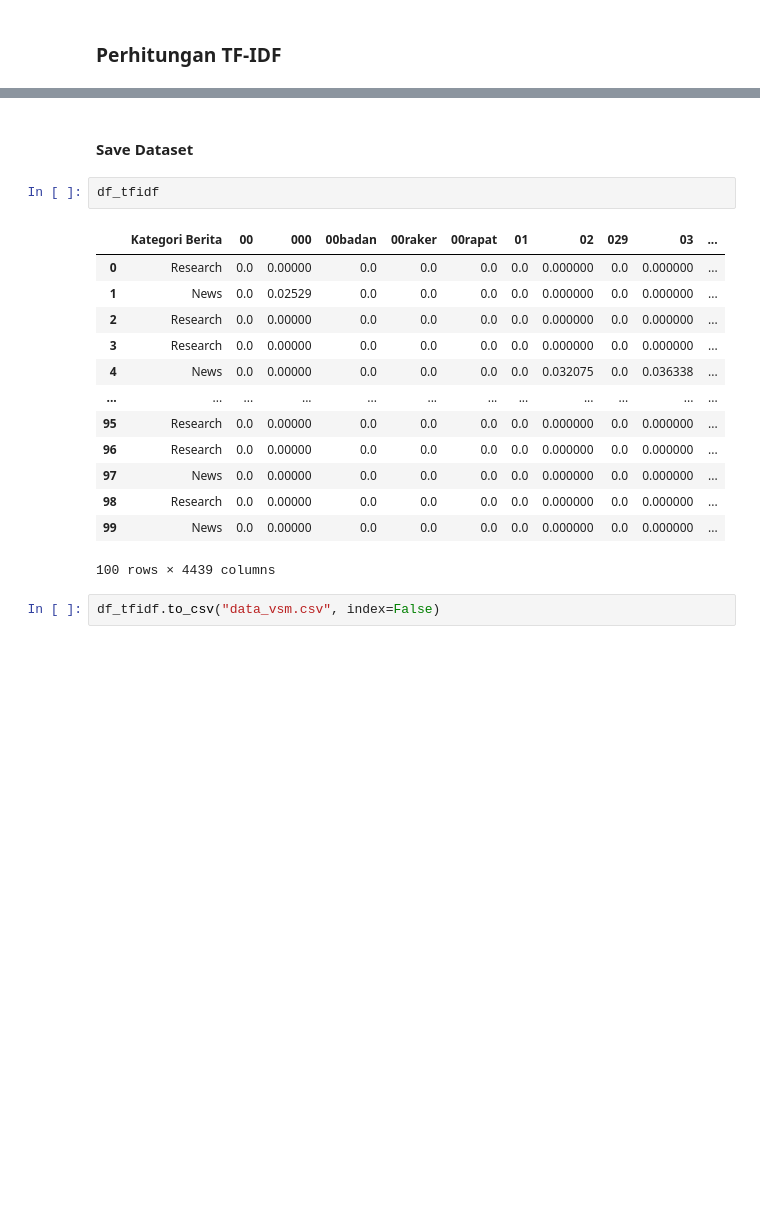
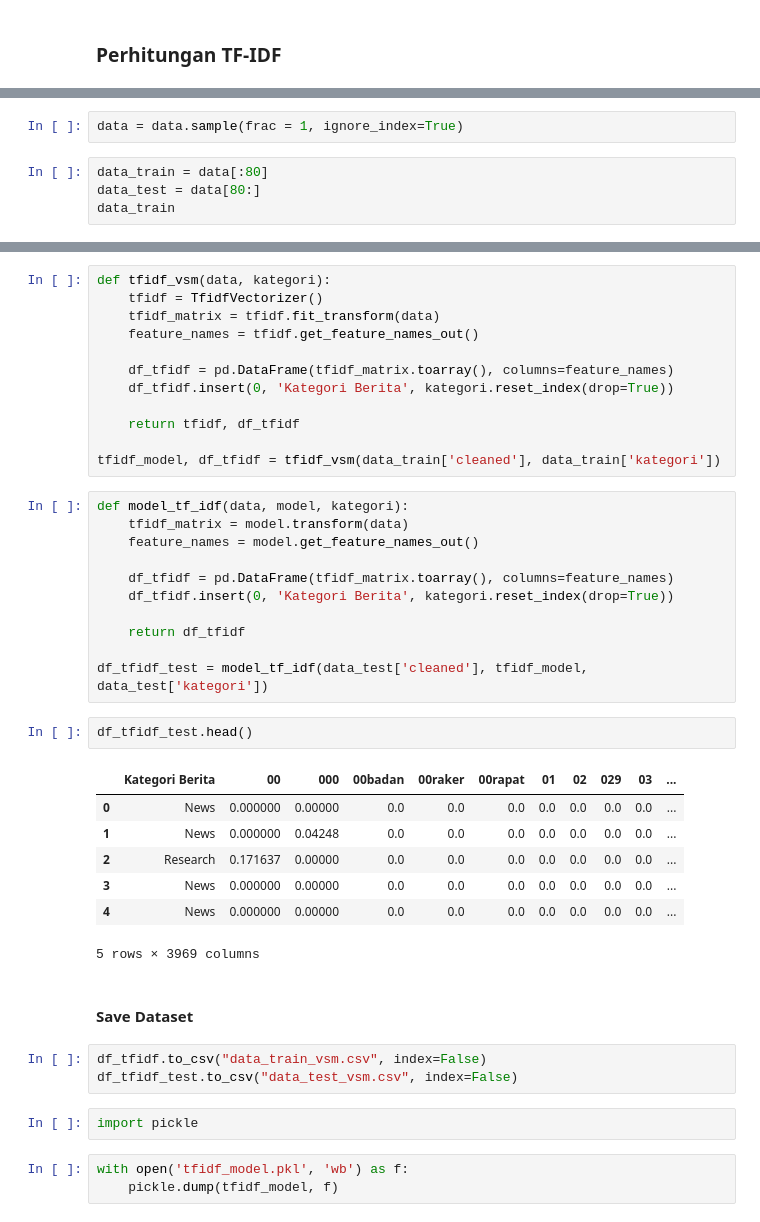
Before and after one commit to rrayhka/pencarian-penambangan-web, a Jupyter notebook: ppw_book/_build/jupyter_execute/tugas-2-vsm.ipynb, the cells around one changed output, grey strips where cells are left out. Drawn from its saved outputs; the diff is of its cells as text; blank space fills up the shorter version.

```diff
--- a/ppw_book/_build/jupyter_execute/tugas-2-vsm.ipynb
+++ b/ppw_book/_build/jupyter_execute/tugas-2-vsm.ipynb
@@ -292,0 +290,6 @@ TfidfVectorizer()
+# %%
+data = data.sample(frac = 1, ignore_index=True)
+# %%
+data_train = data[:80]
+data_test = data[80:]
+data_train
@@ -293,20 +310,43 @@ TfidfVectorizer()
+# %%
+def tfidf_vsm(data, kategori):
+	tfidf = TfidfVectorizer()
+	tfidf_matrix = tfidf.fit_transform(data)
+	feature_names = tfidf.get_feature_names_out()
+
+	df_tfidf = pd.DataFrame(tfidf_matrix.toarray(), columns=feature_names)
+	df_tfidf.insert(0, 'Kategori Berita', kategori.reset_index(drop=True))
+
+	return tfidf, df_tfidf
+
+tfidf_model, df_tfidf = tfidf_vsm(data_train['cleaned'], data_train['kategori'])
+# %%
+def model_tf_idf(data, model, kategori):
+	tfidf_matrix = model.transform(data)
+	feature_names = model.get_feature_names_out()
+
+	df_tfidf = pd.DataFrame(tfidf_matrix.toarray(), columns=feature_names)
+	df_tfidf.insert(0, 'Kategori Berita', kategori.reset_index(drop=True))
+
+	return df_tfidf
+
+df_tfidf_test = model_tf_idf(data_test['cleaned'], tfidf_model, data_test['kategori'])
+# %%
+df_tfidf_test.head()
+# %% [output]
+|  | Kategori Berita | 00 | 000 | 00badan | 00raker | 00rapat | 01 | 02 | 029 | 03 | ... |
+| 0 | News | 0.000000 | 0.00000 | 0.0 | 0.0 | 0.0 | 0.0 | 0.0 | 0.0 | 0.0 | ... |
+| 1 | News | 0.000000 | 0.04248 | 0.0 | 0.0 | 0.0 | 0.0 | 0.0 | 0.0 | 0.0 | ... |
+| 2 | Research | 0.171637 | 0.00000 | 0.0 | 0.0 | 0.0 | 0.0 | 0.0 | 0.0 | 0.0 | ... |
+| 3 | News | 0.000000 | 0.00000 | 0.0 | 0.0 | 0.0 | 0.0 | 0.0 | 0.0 | 0.0 | ... |
+| 4 | News | 0.000000 | 0.00000 | 0.0 | 0.0 | 0.0 | 0.0 | 0.0 | 0.0 | 0.0 | ... |
+5 rows × 3969 columns
 # %% [markdown]
 #### Save Dataset
 # %%
-df_tfidf
+df_tfidf.to_csv("data_train_vsm.csv", index=False)
+df_tfidf_test.to_csv("data_test_vsm.csv", index=False)
-# %% [output]
-|  | Kategori Berita | 00 | 000 | 00badan | 00raker | 00rapat | 01 | 02 | 029 | 03 | ... |
-| 0 | Research | 0.0 | 0.00000 | 0.0 | 0.0 | 0.0 | 0.0 | 0.000000 | 0.0 | 0.000000 | ... |
-| 1 | News | 0.0 | 0.02529 | 0.0 | 0.0 | 0.0 | 0.0 | 0.000000 | 0.0 | 0.000000 | ... |
-| 2 | Research | 0.0 | 0.00000 | 0.0 | 0.0 | 0.0 | 0.0 | 0.000000 | 0.0 | 0.000000 | ... |
-| 3 | Research | 0.0 | 0.00000 | 0.0 | 0.0 | 0.0 | 0.0 | 0.000000 | 0.0 | 0.000000 | ... |
-| 4 | News | 0.0 | 0.00000 | 0.0 | 0.0 | 0.0 | 0.0 | 0.032075 | 0.0 | 0.036338 | ... |
-| ... | ... | ... | ... | ... | ... | ... | ... | ... | ... | ... | ... |
-| 95 | Research | 0.0 | 0.00000 | 0.0 | 0.0 | 0.0 | 0.0 | 0.000000 | 0.0 | 0.000000 | ... |
-| 96 | Research | 0.0 | 0.00000 | 0.0 | 0.0 | 0.0 | 0.0 | 0.000000 | 0.0 | 0.000000 | ... |
-| 97 | News | 0.0 | 0.00000 | 0.0 | 0.0 | 0.0 | 0.0 | 0.000000 | 0.0 | 0.000000 | ... |
-| 98 | Research | 0.0 | 0.00000 | 0.0 | 0.0 | 0.0 | 0.0 | 0.000000 | 0.0 | 0.000000 | ... |
-| 99 | News | 0.0 | 0.00000 | 0.0 | 0.0 | 0.0 | 0.0 | 0.000000 | 0.0 | 0.000000 | ... |
-100 rows × 4439 columns
-# %%
-df_tfidf.to_csv("data_vsm.csv", index=False)
+# %%
+import pickle
+# %%
+with open('tfidf_model.pkl', 'wb') as f:
+    pickle.dump(tfidf_model, f)
```
Also changed, not shown: parts of 18 cells of this notebook, 23 other files.
